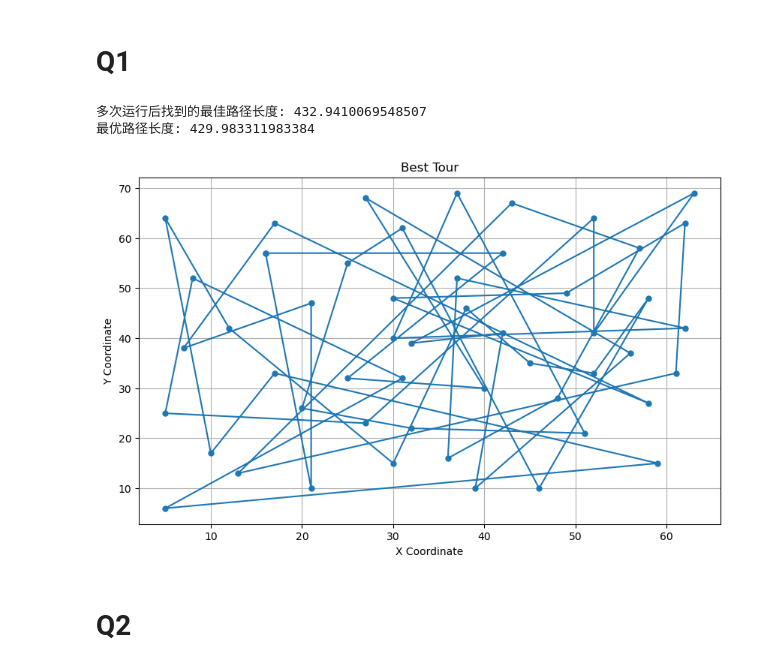
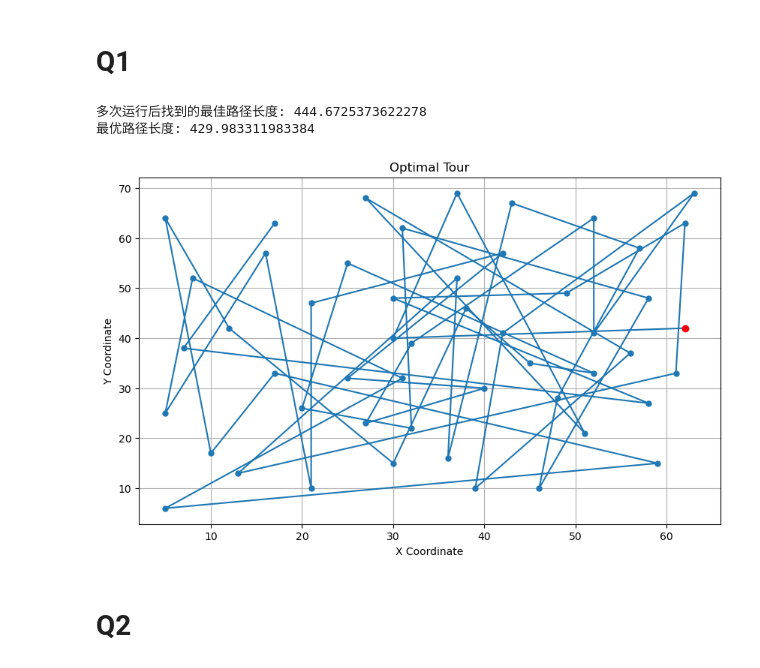
Before and after one commit to jazminli/TSP-Assignment3, a Jupyter notebook: 1.ipynb, the cells around one changed output. Cells and saved outputs as stored; diff of their text form; code cells hidden in the pictures.

```diff
--- a/1.ipynb
+++ b/1.ipynb
@@ -78,58 +78,58 @@ opt_length = calculate_opt_length(cities, opt_tour)
 
 import matplotlib.pyplot as plt
 
-def plot_tour(cities, tour):
+def plot_optimal_tour(cities, opt_tour):
+    # Make sure to adjust for zero indexing if necessary
+    # If the tour indices in opt_tour start at 1, subtract 1 to convert to zero-based indexing
+    adjusted_opt_tour = [city_index - 1 for city_index in opt_tour]
+
     plt.figure(figsize=(10, 6))
+    # Extract the x and y coordinates of the cities in the optimal tour
+    x = [cities[i][0] for i in adjusted_opt_tour]
+    y = [cities[i][1] for i in adjusted_opt_tour]
 
-    # Adjust for zero indexing if necessary
-    adjusted_tour = [city_index - 1 for city_index in tour]
+    # Plot the tour
+    plt.plot(x, y, 'o-', markersize=5)
+    plt.plot(x[0], y[0], 'ro')  # Mark the start of the tour for clarity
 
-    x = [cities[i][0] for i in adjusted_tour]
-    y = [cities[i][1] for i in adjusted_tour]
-
-    # Close the tour by connecting the last city to the first
-    x.append(x[0])
-    y.append(y[0])
-
-    plt.plot(x, y, 'o-', markersize=5)
-    plt.title("Best Tour")
+    plt.title("Optimal Tour")
     plt.xlabel("X Coordinate")
     plt.ylabel("Y Coordinate")
     plt.grid(True)
     plt.show()
 
 def multiple_runs_simulated_annealing(cities, runs, initial_temp, final_temp, alpha):
     best_tour = None
     best_length = float('inf')
 
     for _ in range(runs):
         tour, length = simulated_annealing(cities, initial_temp, final_temp, alpha)
         if length < best_length:
             best_length = length
             best_tour = tour
 
     return best_tour, best_length
 
 
 # 设置参数
-runs = 500  # 运行次数
+runs = 50  # 运行次数
 initial_temp = 15000  # 初始温度
 final_temp = 0.001    # 最终温度
 alpha = 0.999         # 冷却率
 
 # 运行模拟退火算法多次
 best_tour, best_length = multiple_runs_simulated_annealing(cities, runs, initial_temp, final_temp, alpha)
 
 print("多次运行后找到的最佳路径长度:", best_length)
 #print("模拟退火找到的路径长度:", length)
 print("最优路径长度:", opt_length)
 
 # Plotting the best tour found
-plot_tour(cities, best_tour)
+plot_optimal_tour(cities, best_tour)
 # %% [output]
-多次运行后找到的最佳路径长度: 432.9410069548507
+多次运行后找到的最佳路径长度: 444.6725373622278
 最优路径长度: 429.983311983384
-[figure, old version]
+[figure, new version]
 # %% [markdown]
 # Q2
 # %%
```
Also changed, not shown: parts of 2 cells of this notebook.
